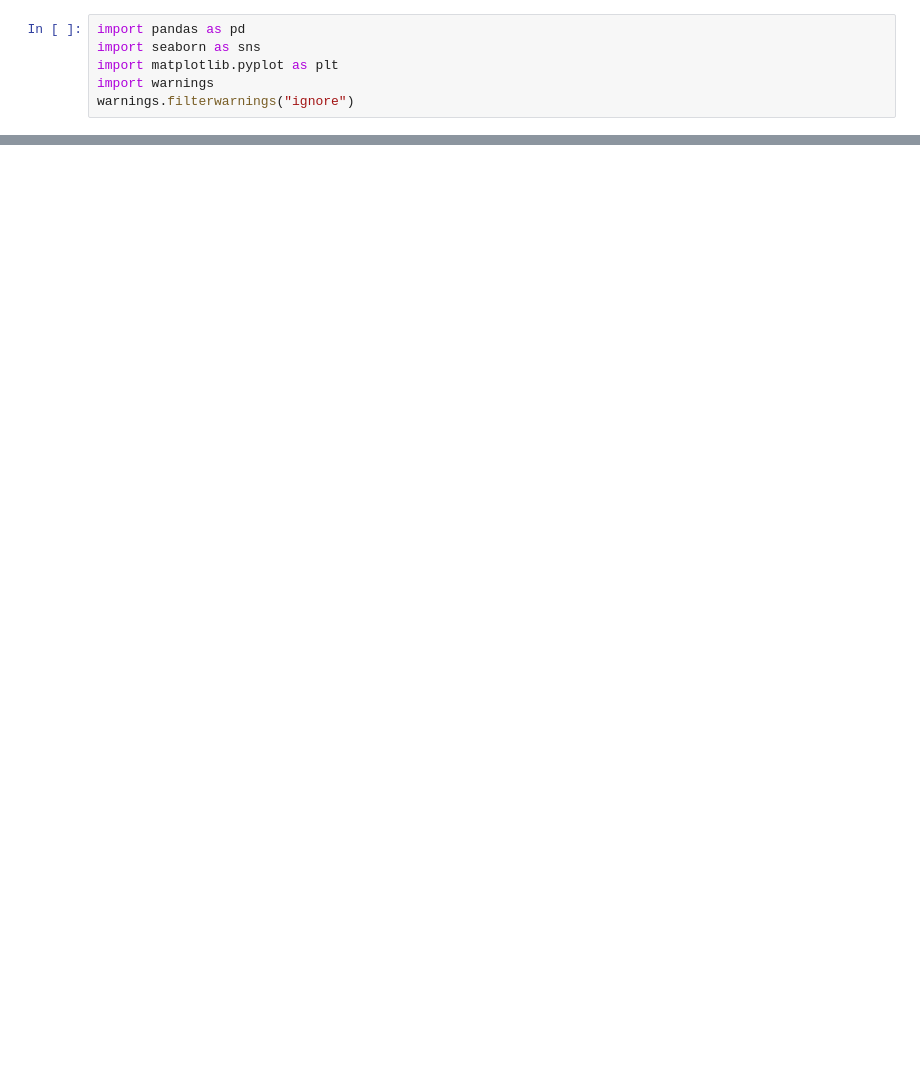
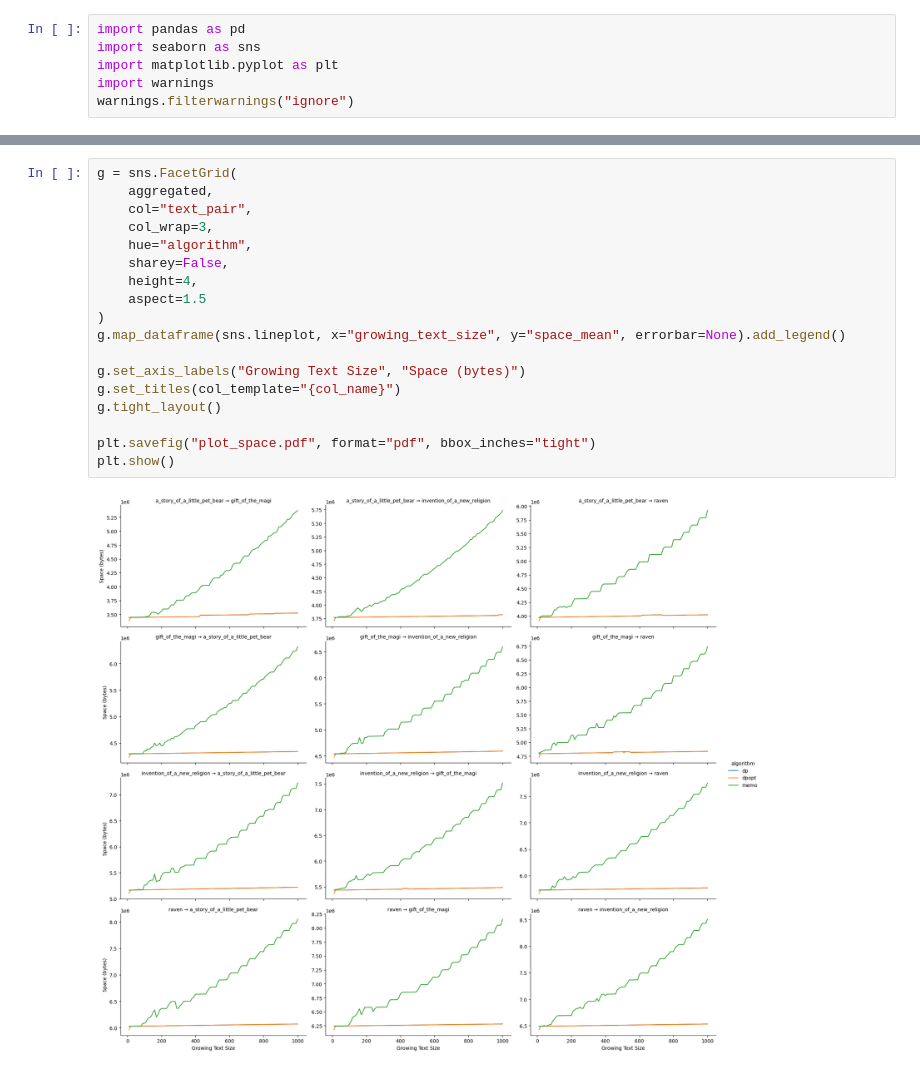
Before and after one commit to parlinhoo/tarea2alg, a Jupyter notebook: data/plotting.ipynb, the cells around one changed output, grey strips where cells are left out. Saved outputs shown, nothing was run; the diff lists cells and outputs as text; blank space fills up the shorter version.

```diff
--- a/data/plotting.ipynb
+++ b/data/plotting.ipynb
@@ -67,0 +63,20 @@ plt.show()
+# %%
+g = sns.FacetGrid(
+    aggregated,
+    col="text_pair",
+    col_wrap=3,
+    hue="algorithm",
+    sharey=False,
+    height=4,
+    aspect=1.5
+)
+g.map_dataframe(sns.lineplot, x="growing_text_size", y="space_mean", errorbar=None).add_legend()
+
+g.set_axis_labels("Growing Text Size", "Space (bytes)")
+g.set_titles(col_template="{col_name}")
+g.tight_layout()
+
+plt.savefig("plot_space.pdf", format="pdf", bbox_inches="tight")
+plt.show()
+# %% [output]
+[figure, added]
```
Also changed, not shown: parts of 5 cells of this notebook, 5 other files.
